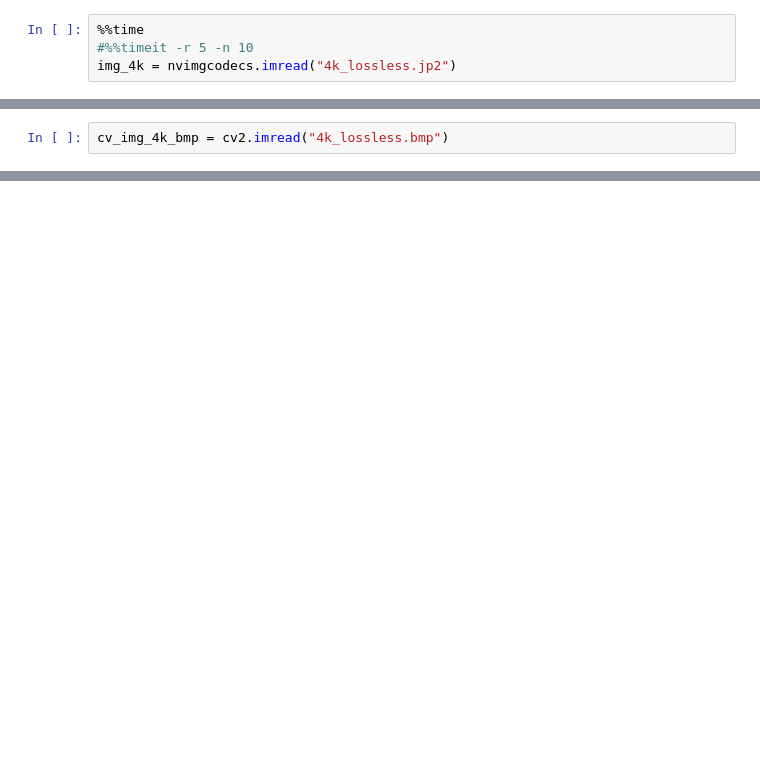
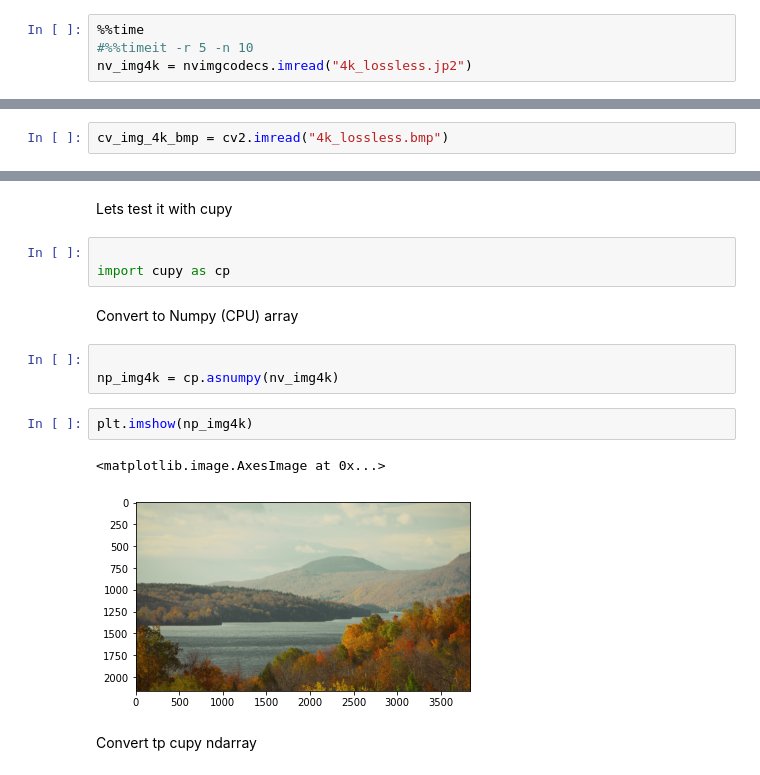
Before and after one commit to jantonguirao/nvImageCodec, a Jupyter notebook: python/nvimgcodecs.ipynb, the cells around one changed output, grey strips where cells are left out. Drawn from its saved outputs; the diff is of its cells as text; blank space fills up the shorter version.

```diff
--- a/python/nvimgcodecs.ipynb
+++ b/python/nvimgcodecs.ipynb
@@ -26,4 +53,4 @@ img_cat = nvimgcodecs.imread("cat.j2k")
 # %%
 %%time
 #%%timeit -r 5 -n 10
-img_4k = nvimgcodecs.imread("4k_lossless.jp2")
+nv_img4k = nvimgcodecs.imread("4k_lossless.jp2")
@@ -38,0 +96,17 @@ plt.imshow(cv_img_4k_bmp)
+# %% [markdown]
+Lets test it with cupy
+# %%
+
+import cupy as cp
+# %% [markdown]
+Convert to Numpy (CPU) array
+# %%
+
+np_img4k = cp.asnumpy(nv_img4k)
+# %%
+plt.imshow(np_img4k)
+# %% [output]
+<matplotlib.image.AxesImage at 0x...>
+[figure, added]
+# %% [markdown]
+Convert tp cupy ndarray
```
Also changed, not shown: parts of 36 cells of this notebook, 5 other files.
